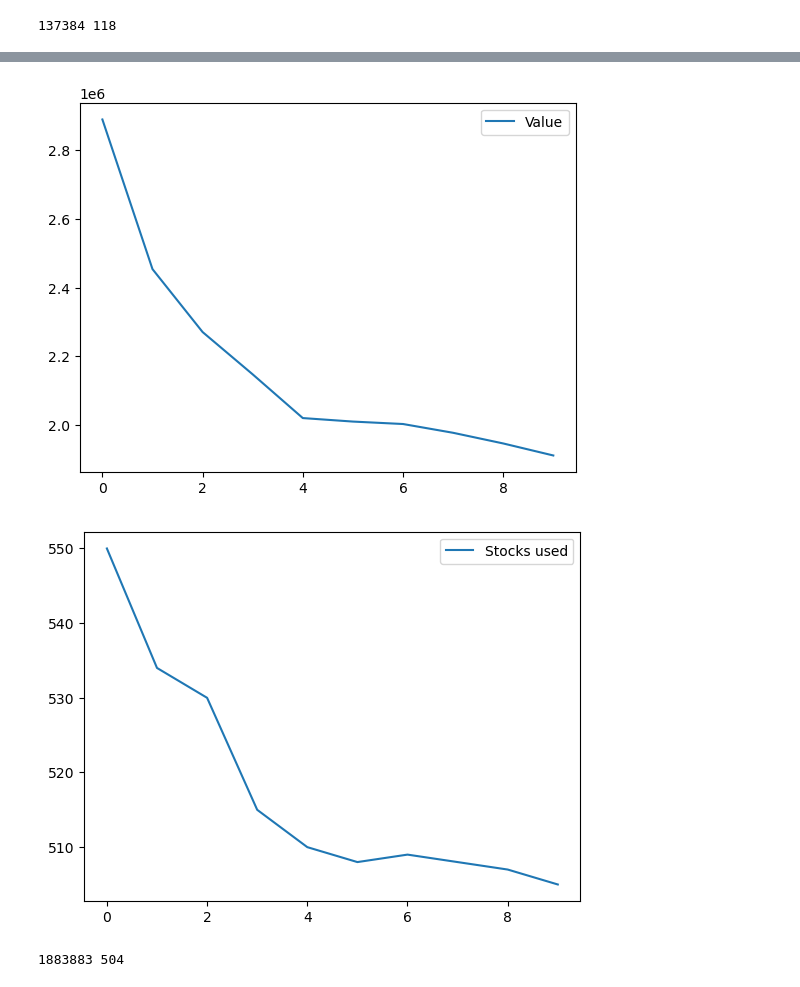
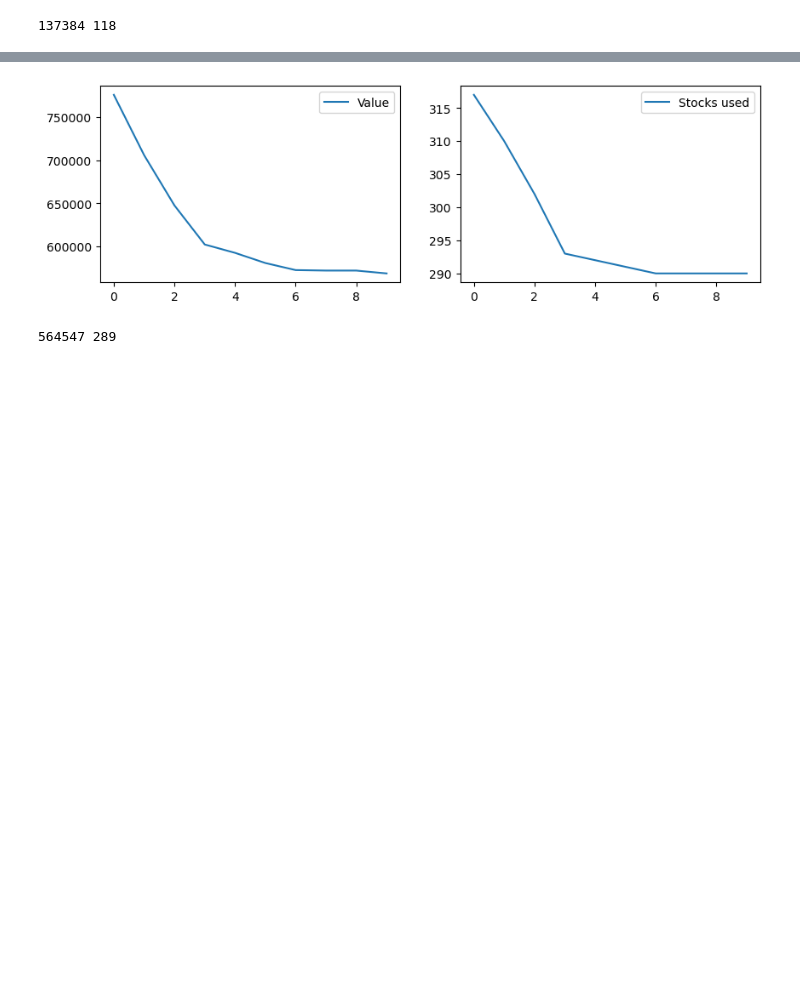
Before and after one commit to MilenkovicMaja/csp_optimization, a Jupyter notebook: csp.ipynb, the cells around one changed output, grey strips where cells are left out. Drawn from its saved outputs; the diff is of its cells as text; code cells hidden in the pictures; blank space fills up the shorter version.

```diff
--- a/csp.ipynb
+++ b/csp.ipynb
@@ -71,0 +82,16 @@ def initialize(orders):
+# %%
+num_stocks = len(orders)
+num_orders = len(orders)
+
+order_list = model.integer_var_list(num_orders, lb=orders, ub=orders, name='orders')
+# %%
+order_placement = model.binary_var_matrix(num_stocks, num_orders, name='order_placement')
+stock_used = model.binary_var_list(num_stocks, name='stock_used')
+# %%
+for i in range(num_stocks):
+    model.add_constraint(sum(order_placement[i,j] * order_list[j] for j in range(num_orders)) <= STOCK_SIZE * stock_used[i])
+
+for j in range(num_orders):
+    model.add_constraint(sum(order_placement[i,j] for i in range(num_stocks)) == 1)
+
+model.minimize(sum(stock_used))
@@ -197,10 +230,12 @@ def ga(orders):
 
         population[:] = new_population[:]
 
+    plt.figure(figsize=(10, 3))
+    plt.subplot(1, 2, 1)
     plt.plot(range(NUM_ITERS), PLT_VALUES, label='Value')
     plt.legend()
-    plt.show()
 
+    plt.subplot(1, 2, 2)
     plt.plot(range(NUM_ITERS), PLT_STOCKS_USED, label='Stocks used')
     plt.legend()
     plt.show()
@@ -249,8 +282,7 @@ print(value, num_stocks)
 # %%
-orders = read_instance('test_instances/test_instance_18.csp')
+orders = read_instance('test_instances/test_instance_11.csp')
 solution, value, num_stocks = ga(orders)
 print(value, num_stocks)
 # %% [output]
-[figure, old version]
+[figure, new version]
-[figure, removed]
-1883883 504
+564547 289
```
Also changed, not shown: parts of 11 cells of this notebook.
